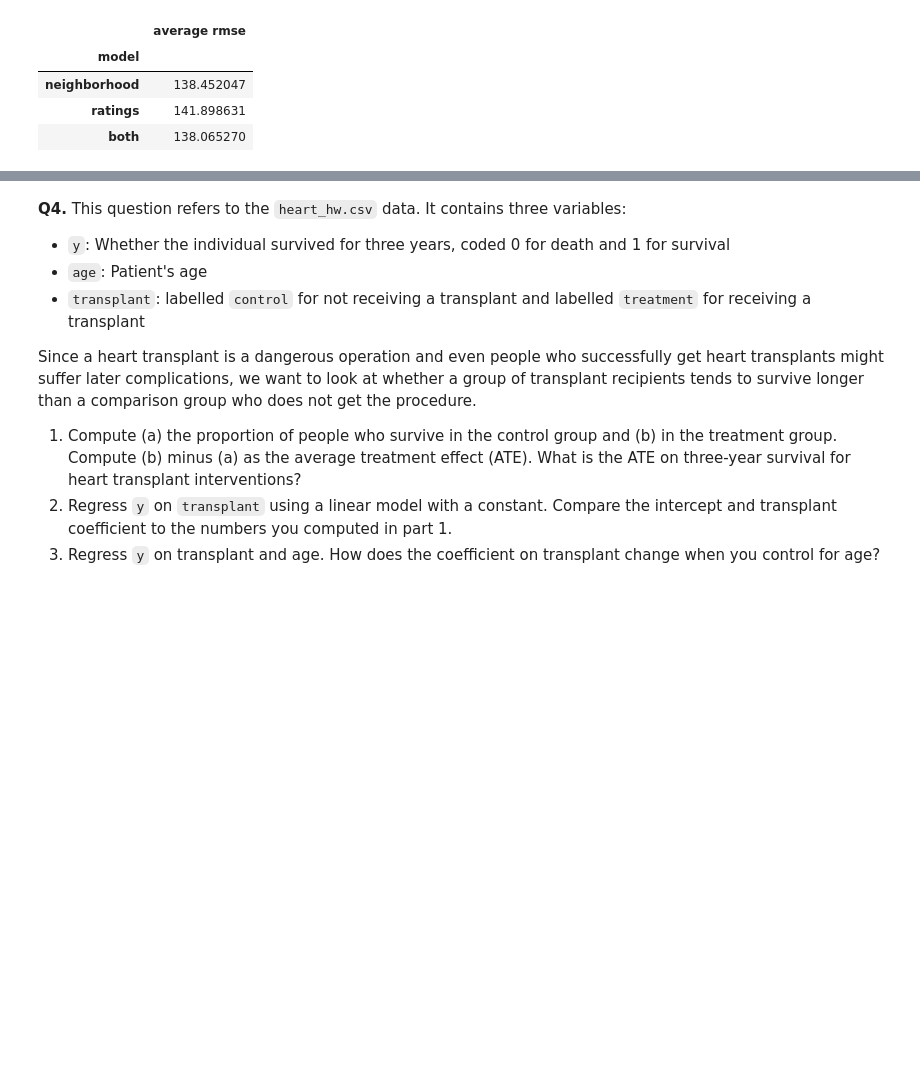
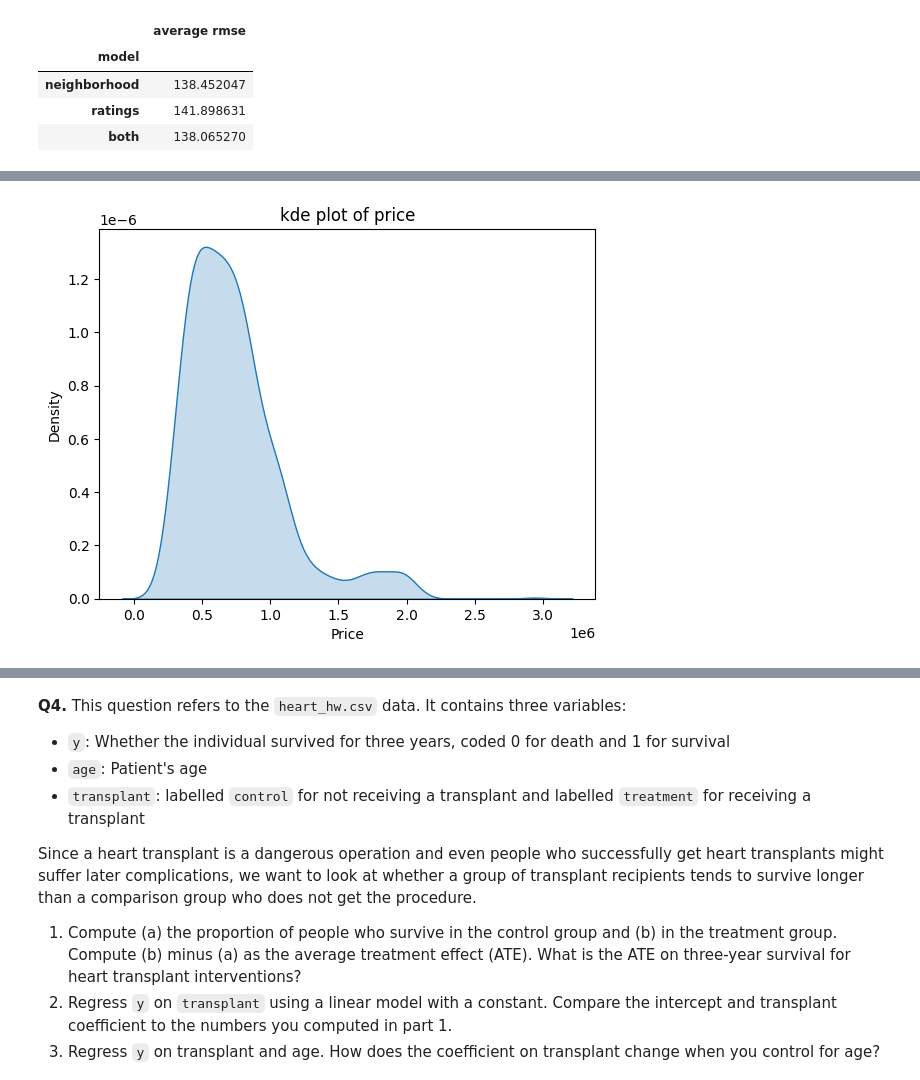
Before and after one commit to syd-nguyen/ds3021-assignments, a Jupyter notebook: assignments/03_assignment_linear_models.ipynb, the cells around one changed output, grey strips where cells are left out. Drawn from its saved outputs; the diff is of its cells as text; code cells hidden in the pictures; blank space fills up the shorter version.

```diff
--- a/assignments/03_assignment_linear_models.ipynb
+++ b/assignments/03_assignment_linear_models.ipynb
@@ -235,0 +233,3 @@ cross_val_scores
+# %%
+cars = pd.read_csv('../data/cars_hw.csv')
+cars.head()
@@ -235,0 +255,6 @@ cross_val_scores
+# %%
+sns.kdeplot(cars, x='Price', fill=True)
+plt.title('kde plot of price')
+plt.show()
+# %% [output]
+[figure, added]
```
Also changed, not shown: parts of 10 cells of this notebook.
